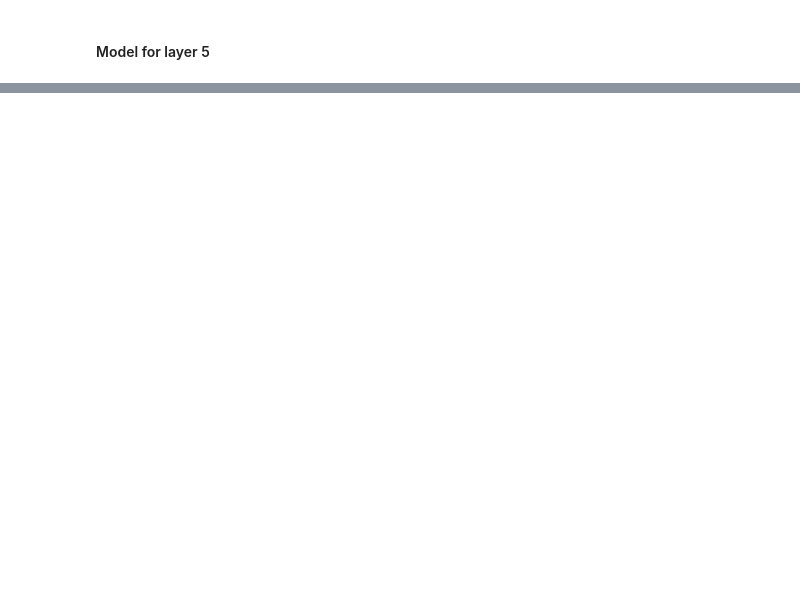
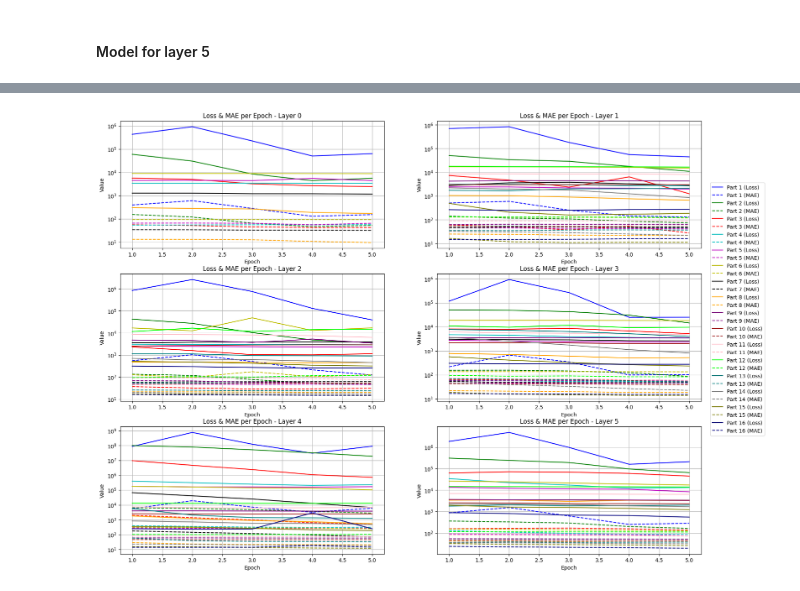
Before and after one commit to Benjaxmen/pm-prediction, a Jupyter notebook: image_conversion.ipynb, the cells around one changed output, grey strips where cells are left out. Drawn from its saved outputs; the diff is of its cells as text; code cells hidden in the pictures; blank space fills up the shorter version.

```diff
--- a/image_conversion.ipynb
+++ b/image_conversion.ipynb
@@ -951,0 +1000,34 @@ plt.show()
+# %%
+num_filas = 3
+num_columnas = 2
+full_histories=[full_history_0,full_history_1,full_history_2,full_history_3,full_history_4,full_history_5]
+# Crea la figura y los subplots
+fig, axs = plt.subplots(num_filas, num_columnas, figsize=(20, 15))
+for i in range(num_filas):
+    for j in range(num_columnas):
+        index = i * num_columnas + j
+        if index < len(full_histories):
+            for a in range(len(full_histories[i*2+j])):
+                # Extrae los valores de loss y mae de la full_history actual
+                loss = full_histories[i*2+j][a][0]
+                mae = full_histories[i*2+j][a][1]
+
+                # Grafica los valores de loss
+                axs[i,j].plot(range(1, len(loss) + 1), loss, label=str('Part ')+str(a+1) + ' (Loss)', color=colors[a])
+
+                # Grafica los valores de mae
+                axs[i,j].plot(range(1, len(mae) + 1), mae, label=str('Part ')+str(a+1) + ' (MAE)', linestyle='dashed', color=colors[a])
+                axs[i, j].set_xlabel('Epoch')
+                axs[i, j].set_ylabel('Value')
+                axs[i,j].set_yscale('symlog')
+                axs[i, j].set_title('Loss & MAE per Epoch - Layer {}'.format(index))
+
+                axs[i, j].grid(True)
+plt.legend(loc='lower right',bbox_to_anchor=(1.25,0.91))
+
+
+
+# Muestra la figura
+plt.show()
+# %% [output]
+[figure, added]
```
Also changed, not shown: parts of 26 cells of this notebook, 3 other files.
